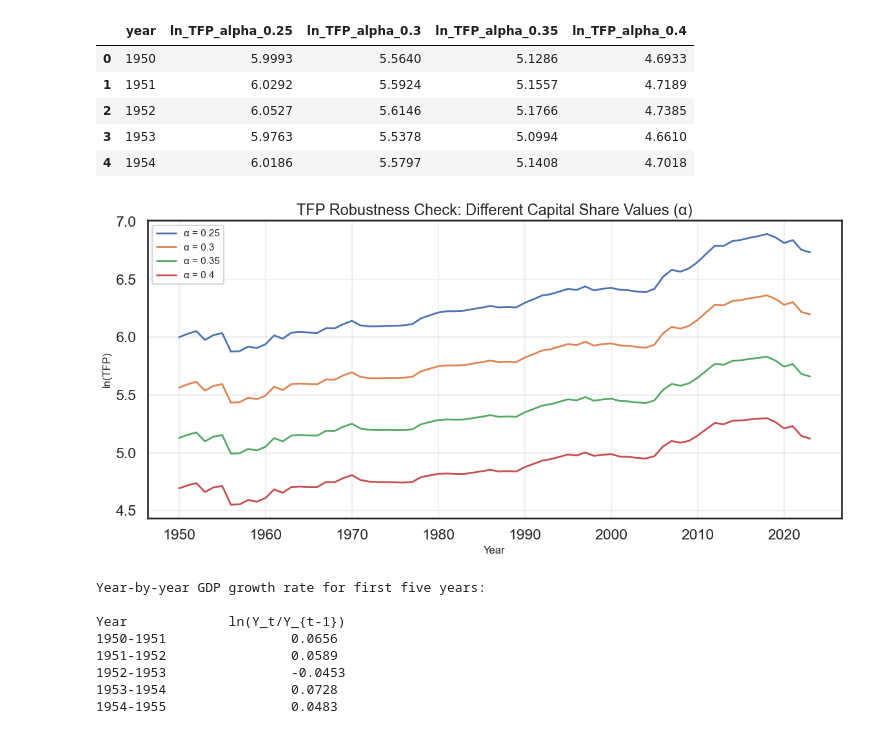
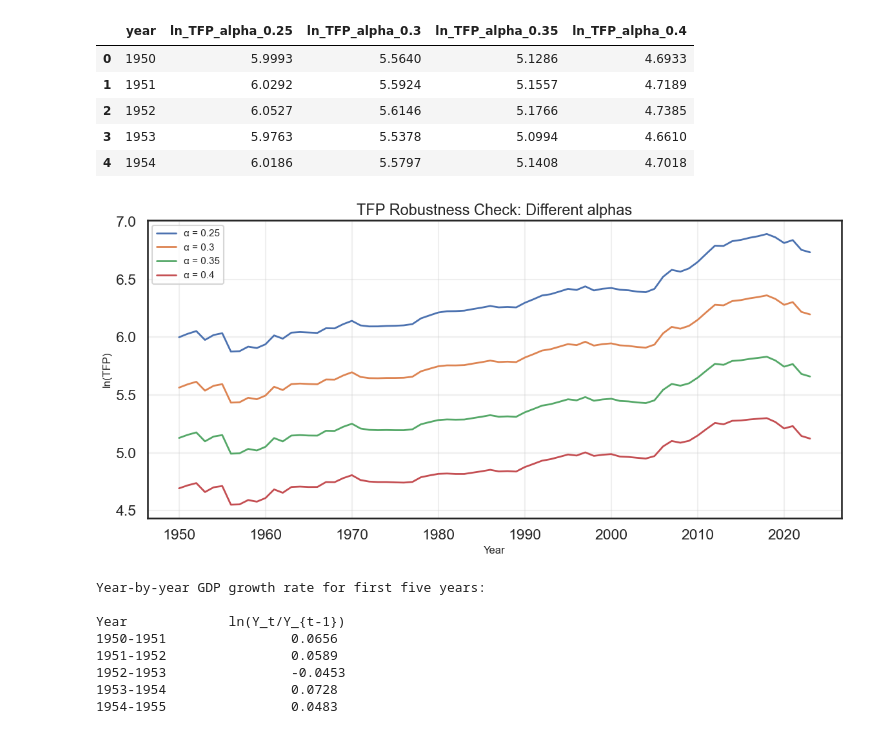
Before and after one commit to ikedasakii/EC2B1_group_project, a Jupyter notebook: find_GDP_trend.ipynb, the cells around one changed output. Saved outputs shown, nothing was run; the diff lists cells and outputs as text; code cells hidden in the pictures.

```diff
--- a/find_GDP_trend.ipynb
+++ b/find_GDP_trend.ipynb
@@ -532,21 +538,21 @@ Under different alpha values:
 # %%
 # Visualize TFP robustness
 
 plt.figure(figsize=(12, 6))
 
 for a in alphas:
     plt.plot(data_tfp['year'], data_tfp[f'ln_TFP_alpha_{a}'],
              label=f'α = {a}', linewidth=2)
 
 plt.xlabel('Year', fontsize=12)
 plt.ylabel('ln(TFP)', fontsize=12)
-plt.title('TFP Robustness Check: Different Capital Share Values (α)', fontsize=17)
+plt.title('TFP Robustness Check: Different alphas', fontsize=17)
 plt.legend(fontsize=11)
 plt.grid(True, alpha=0.3)
 plt.tight_layout()
 plt.show()
 # %% [output]
-[figure, old version]
+[figure, new version]
 # %%
 # We define a function that calculate yearly growth rates using log growth rates
 def compute_growth_rate(X):
```
Also changed, not shown: parts of 5 cells of this notebook.
